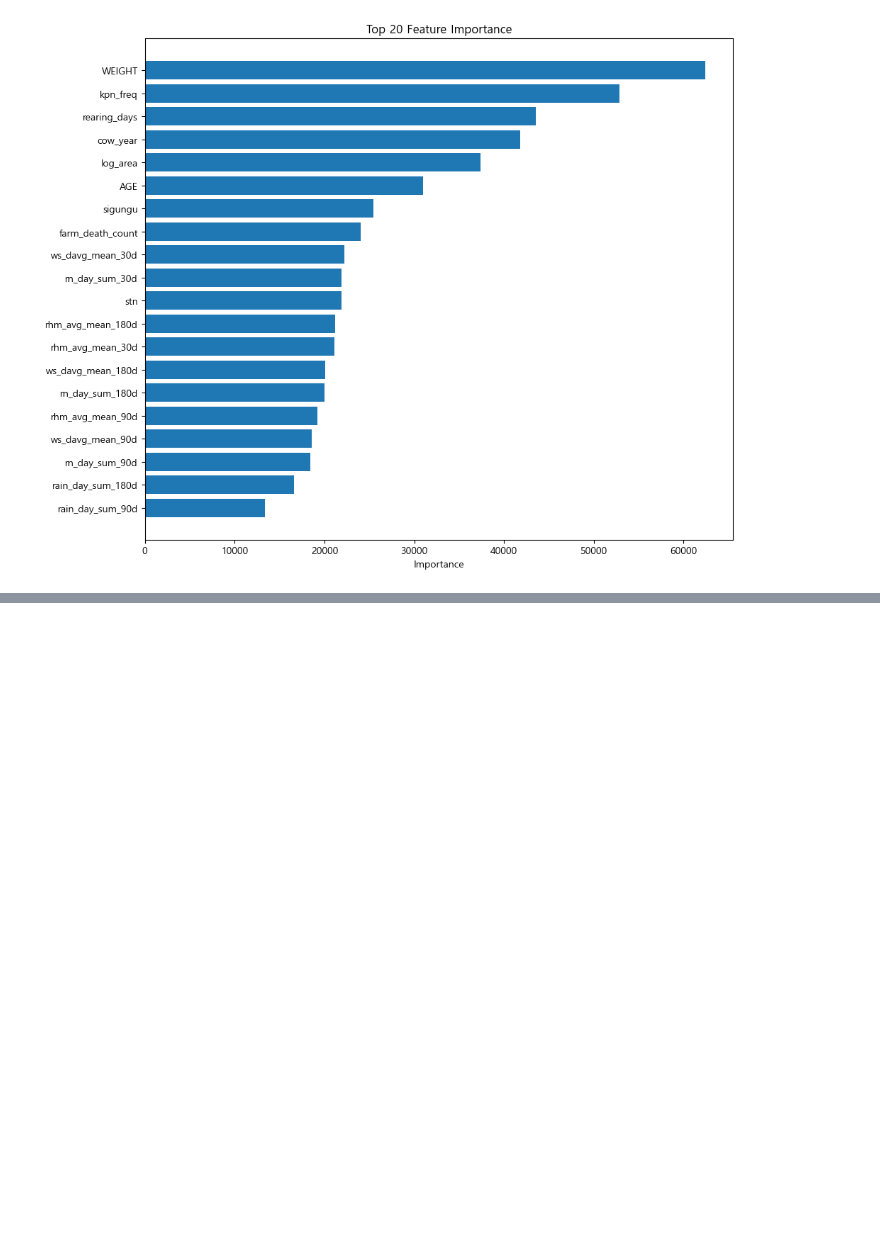
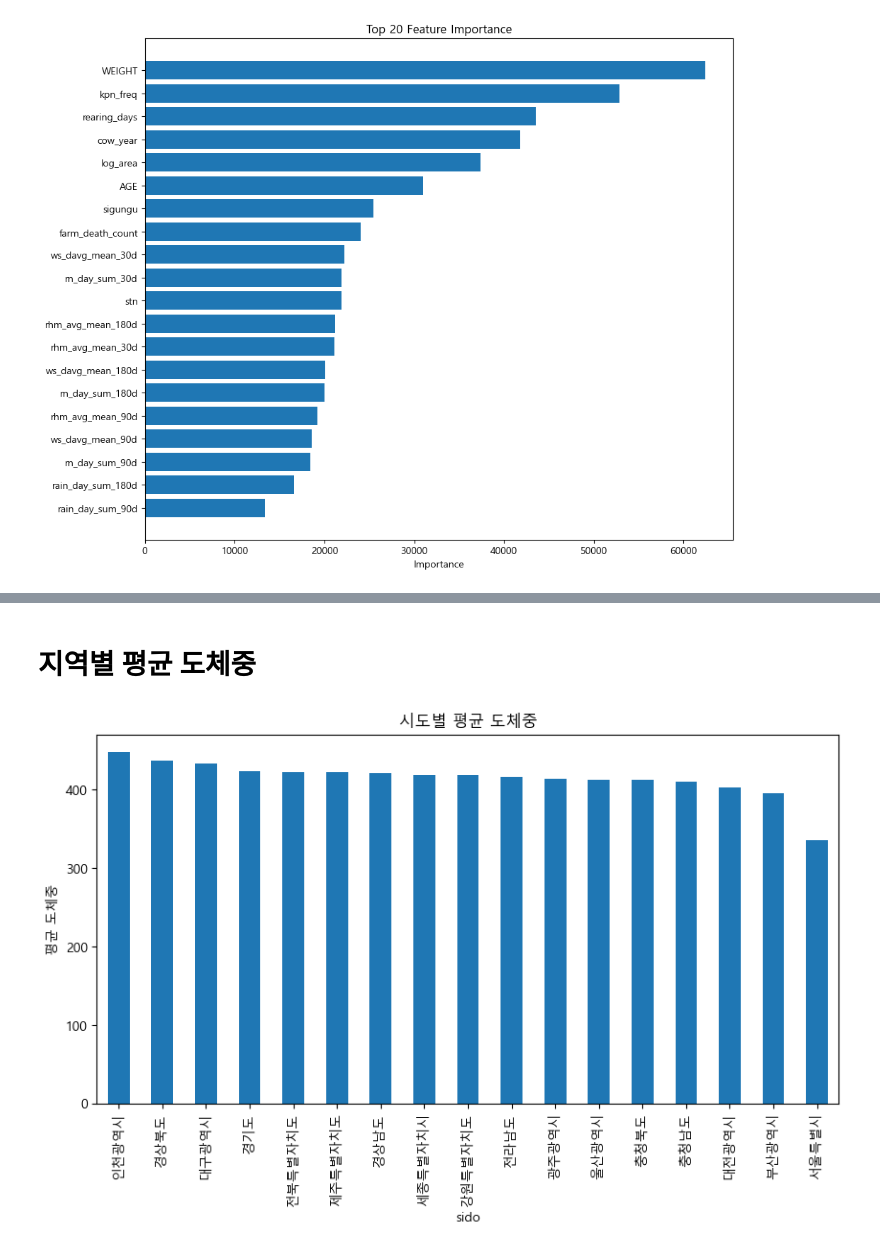
Before and after one commit to PR-log/data_mining_team_project, a Jupyter notebook: light GBM 테스트.ipynb, the cells around one changed output, grey strips where cells are left out. Saved outputs shown, nothing was run; the diff lists cells and outputs as text; code cells hidden in the pictures; blank space fills up the shorter version.

```diff
--- a/light GBM 테스트.ipynb
+++ b/light GBM 테스트.ipynb
@@ -312,0 +376,18 @@ plt.show()
+# %% [markdown]
+# 지역별 평균 도체중
+# %%
+region_weight = (
+    train_df
+    .groupby("sido")["WEIGHT"]
+    .mean()
+    .sort_values(ascending=False)
+)
+
+plt.figure(figsize=(10,5))
+region_weight.plot(kind="bar")
+
+plt.title("시도별 평균 도체중")
+plt.ylabel("평균 도체중")
+plt.show()
+# %% [output]
+[figure, added]
```
Also changed, not shown: parts of 12 cells of this notebook.
